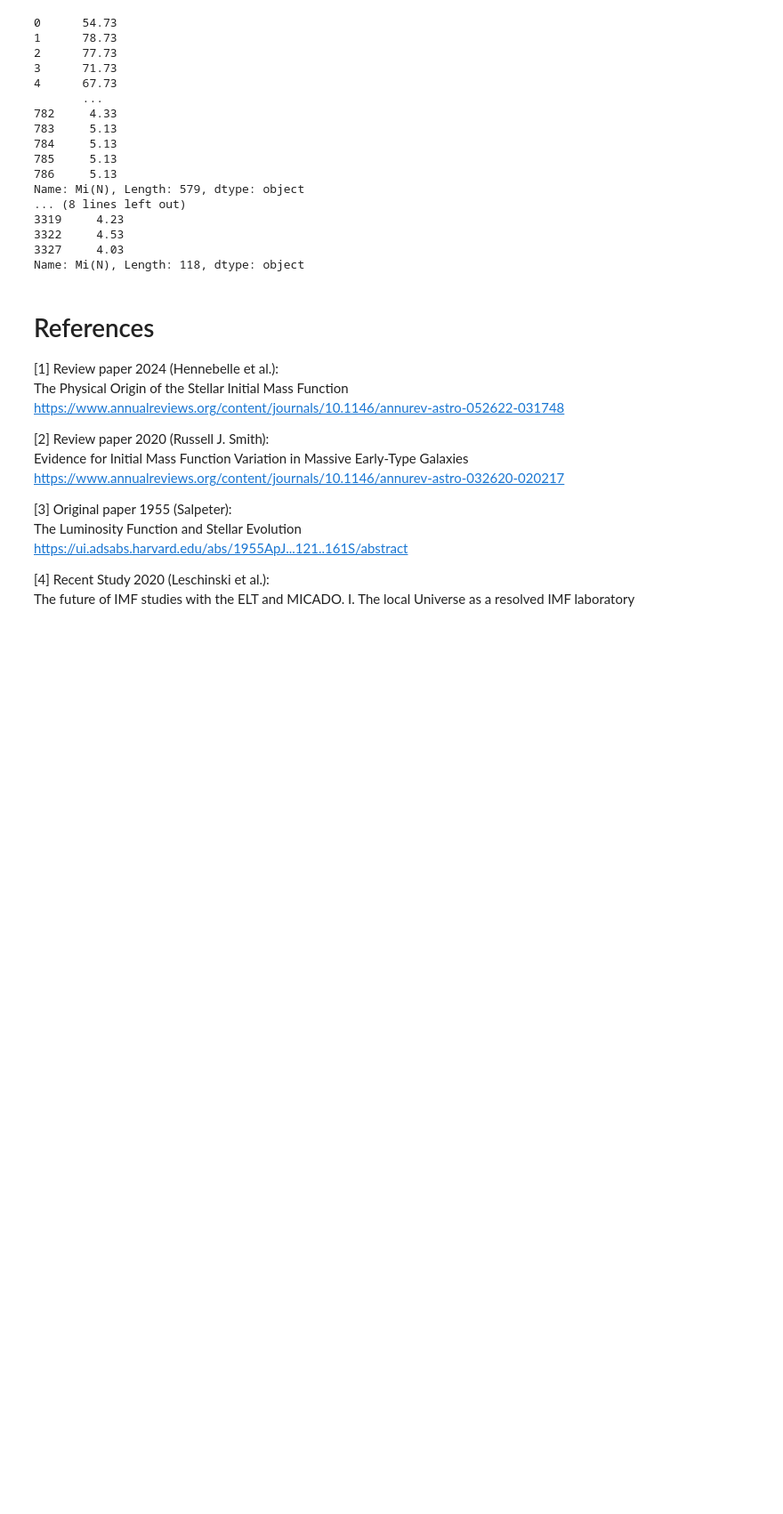
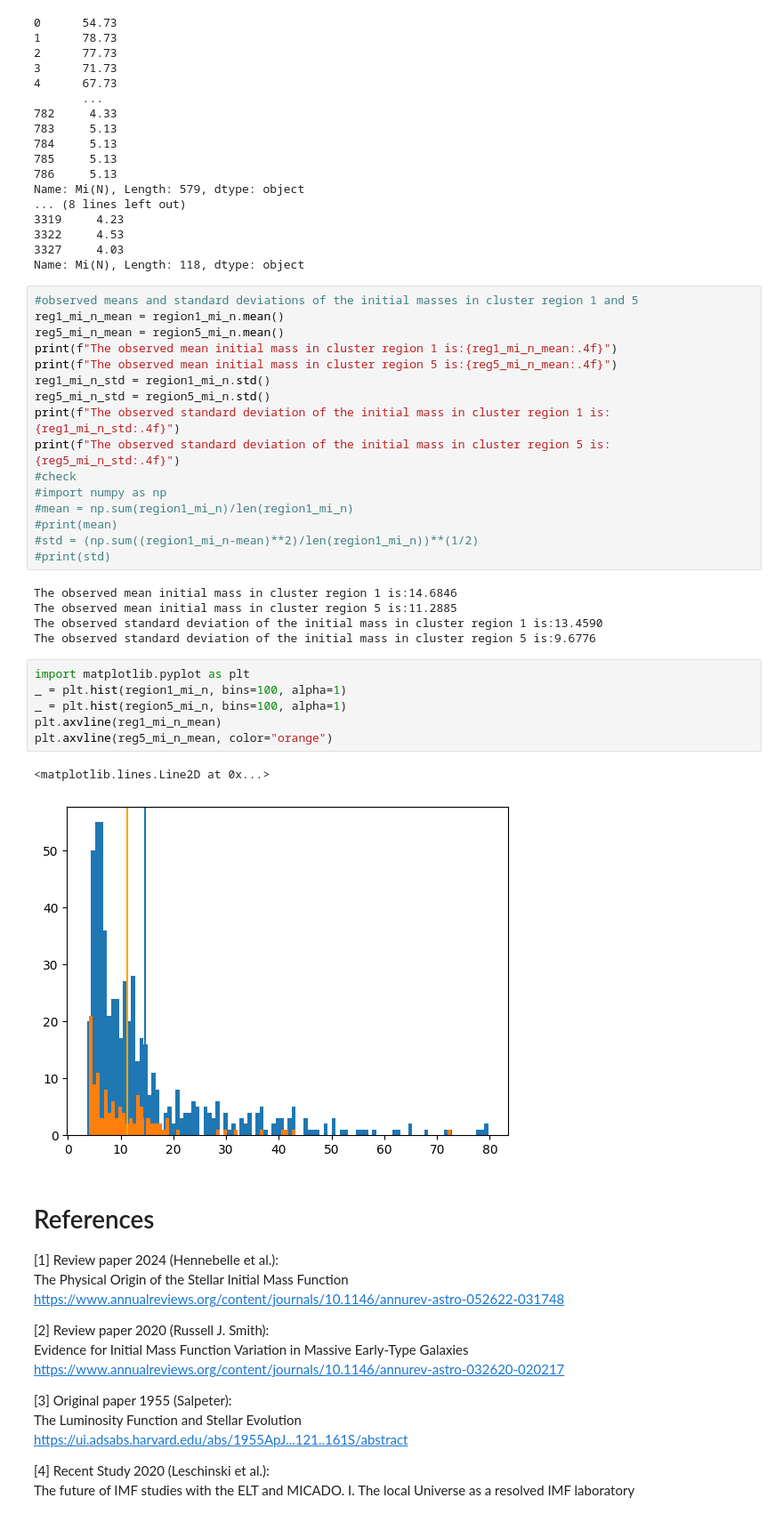
Before and after one commit to laxm7/sta_project, a Jupyter notebook: imf_chiara_felix_laxman.ipynb, the cells around one changed output. Shown: that part at 89% size. Saved outputs shown, nothing was run; the diff lists cells and outputs as text; blank space fills up the shorter version.

```diff
--- a/imf_chiara_felix_laxman.ipynb
+++ b/imf_chiara_felix_laxman.ipynb
@@ -455,6 +455,36 @@ Name: Mi(N), Length: 579, dtype: object
 3322     4.53
 3327     4.03
 Name: Mi(N), Length: 118, dtype: object
+# %%
+#observed means and standard deviations of the initial masses in cluster region 1 and 5
+reg1_mi_n_mean = region1_mi_n.mean()
+reg5_mi_n_mean = region5_mi_n.mean()
+print(f"The observed mean initial mass in cluster region 1 is:{reg1_mi_n_mean:.4f}")
+print(f"The observed mean initial mass in cluster region 5 is:{reg5_mi_n_mean:.4f}")
+reg1_mi_n_std = region1_mi_n.std()
+reg5_mi_n_std = region5_mi_n.std()
+print(f"The observed standard deviation of the initial mass in cluster region 1 is:{reg1_mi_n_std:.4f}")
+print(f"The observed standard deviation of the initial mass in cluster region 5 is:{reg5_mi_n_std:.4f}")
+#check
+#import numpy as np
+#mean = np.sum(region1_mi_n)/len(region1_mi_n)
+#print(mean)
+#std = (np.sum((region1_mi_n-mean)**2)/len(region1_mi_n))**(1/2)
+#print(std)
+# %% [output]
+The observed mean initial mass in cluster region 1 is:14.6846
+The observed mean initial mass in cluster region 5 is:11.2885
+The observed standard deviation of the initial mass in cluster region 1 is:13.4590
+The observed standard deviation of the initial mass in cluster region 5 is:9.6776
+# %%
+import matplotlib.pyplot as plt
+_ = plt.hist(region1_mi_n, bins=100, alpha=1)
+_ = plt.hist(region5_mi_n, bins=100, alpha=1)
+plt.axvline(reg1_mi_n_mean)
+plt.axvline(reg5_mi_n_mean, color="orange")
+# %% [output]
+<matplotlib.lines.Line2D at 0x...>
+[figure, added]
 # %% [markdown]
 # References
 
```
